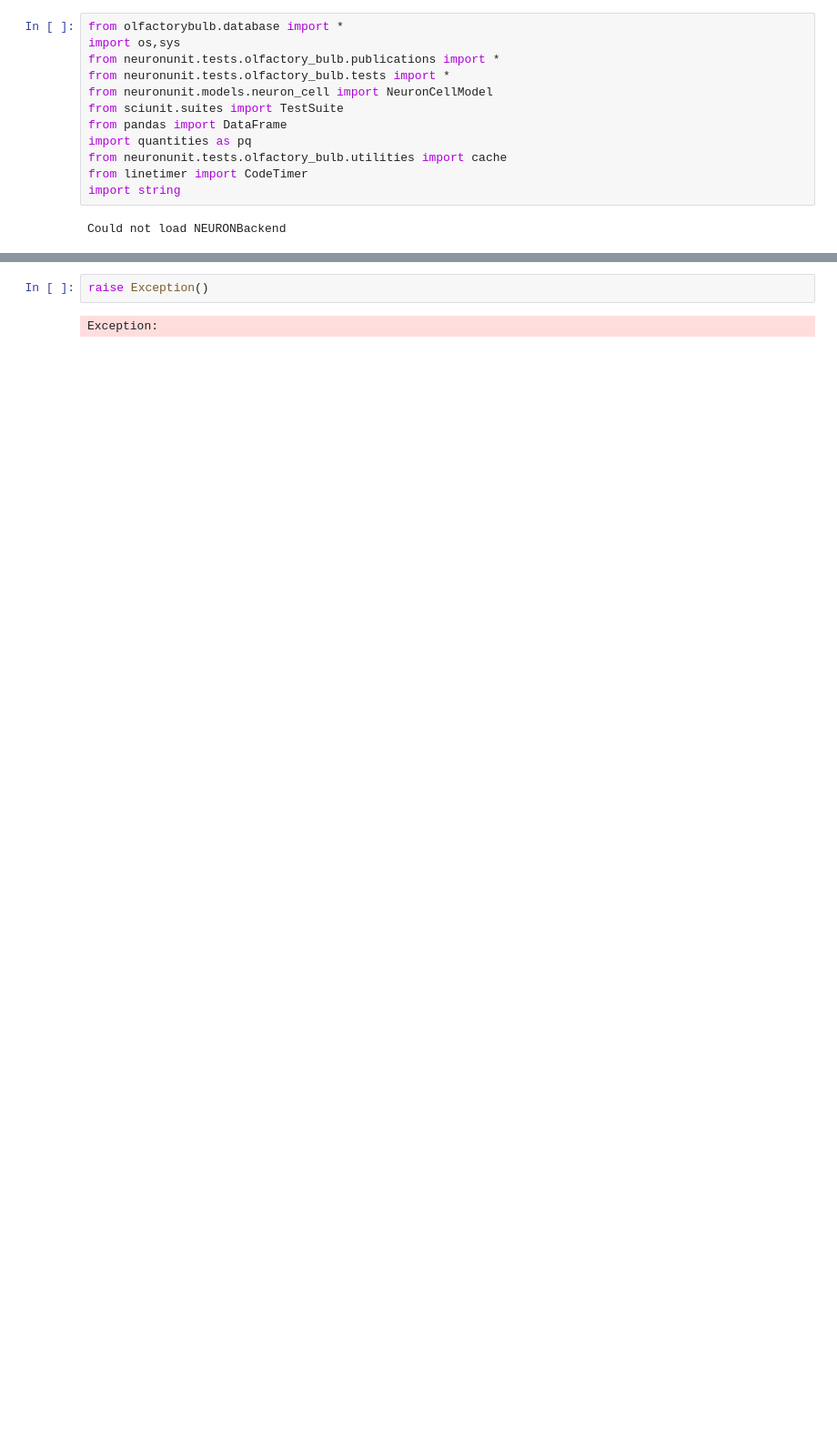
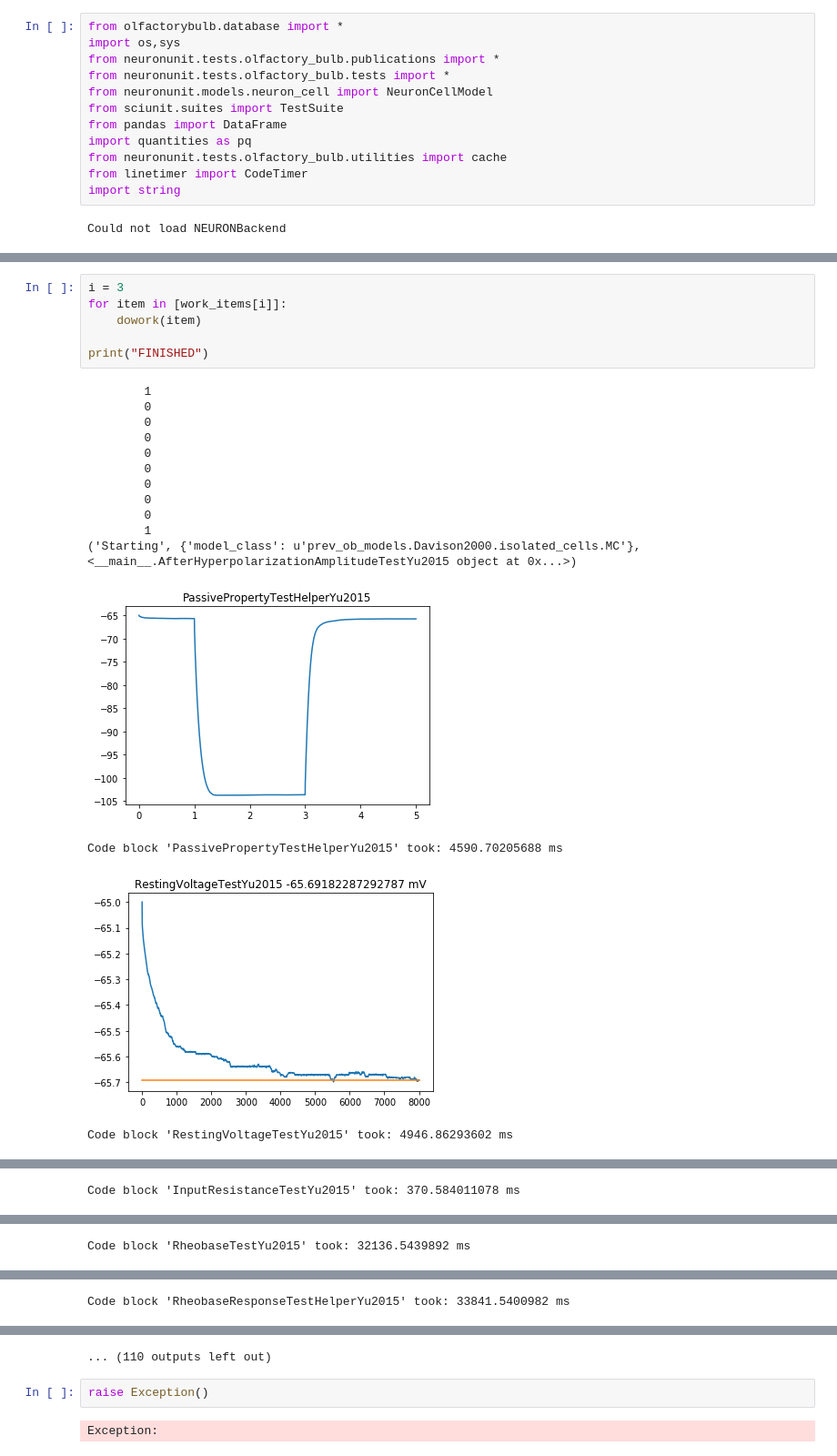
Before and after one commit to JustasB/OlfactoryBulb, a Jupyter notebook: ephyz-validation.ipynb, the cells around one changed output, grey strips where cells are left out. Shown at 91% size. Cells and saved outputs as stored; diff of their text form; blank space fills up the shorter version.

Commit message:
Progress on the ephyz tests

```diff
--- a/ephyz-validation.ipynb
+++ b/ephyz-validation.ipynb
@@ -258,0 +105,22 @@ df
+# %%
+i = 3
+for item in [work_items[i]]:
+    dowork(item)
+
+print("FINISHED")
+# %% [output]
+        1
+        0
+        0
+        0
+        0
+        0
+        0
+        0
+        0
+        1
+('Starting', {'model_class': u'prev_ob_models.Davison2000.isolated_cells.MC'}, <__main__.AfterHyperpolarizationAmplitudeTestYu2015 object at 0x...>)
+[figure, added]
+Code block 'PassivePropertyTestHelperYu2015' took: 4590.70205688 ms
+[figure, added]
+Code block 'RestingVoltageTestYu2015' took: 4946.86293602 ms
@@ -258,0 +128 @@ df
+Code block 'InputResistanceTestYu2015' took: 370.584011078 ms
@@ -258,0 +130 @@ df
+Code block 'RheobaseTestYu2015' took: 32136.5439892 ms
@@ -258,0 +132 @@ df
+Code block 'RheobaseResponseTestHelperYu2015' took: 33841.5400982 ms
@@ -259,3 +134,4 @@ df
+... (110 outputs left out)
 # %%
 raise Exception()
 # %% [output]
```
Also changed, not shown: parts of 12 cells of this notebook, 1 other file.
